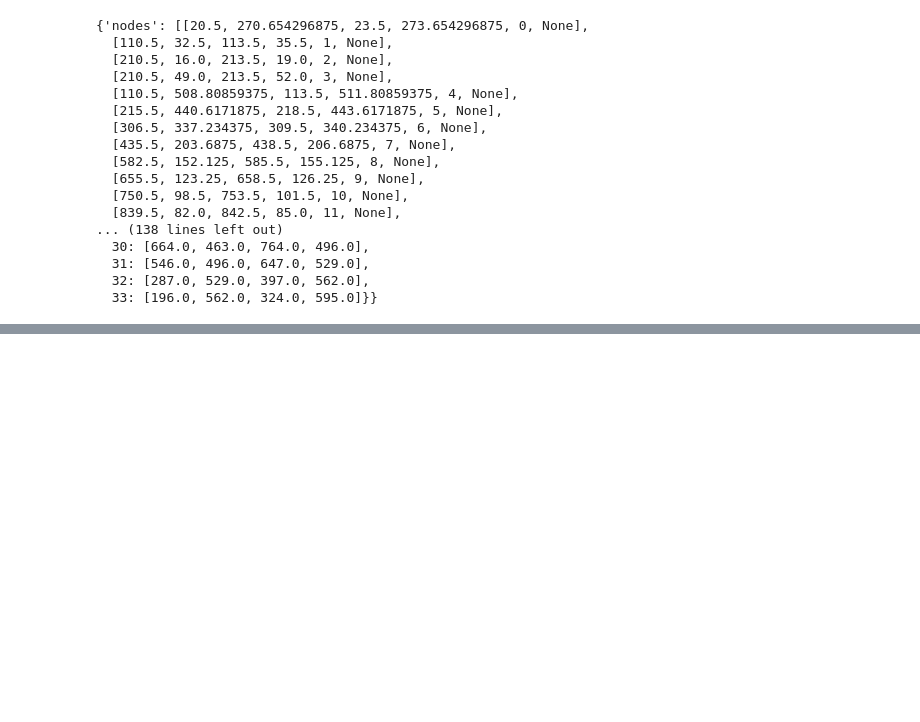
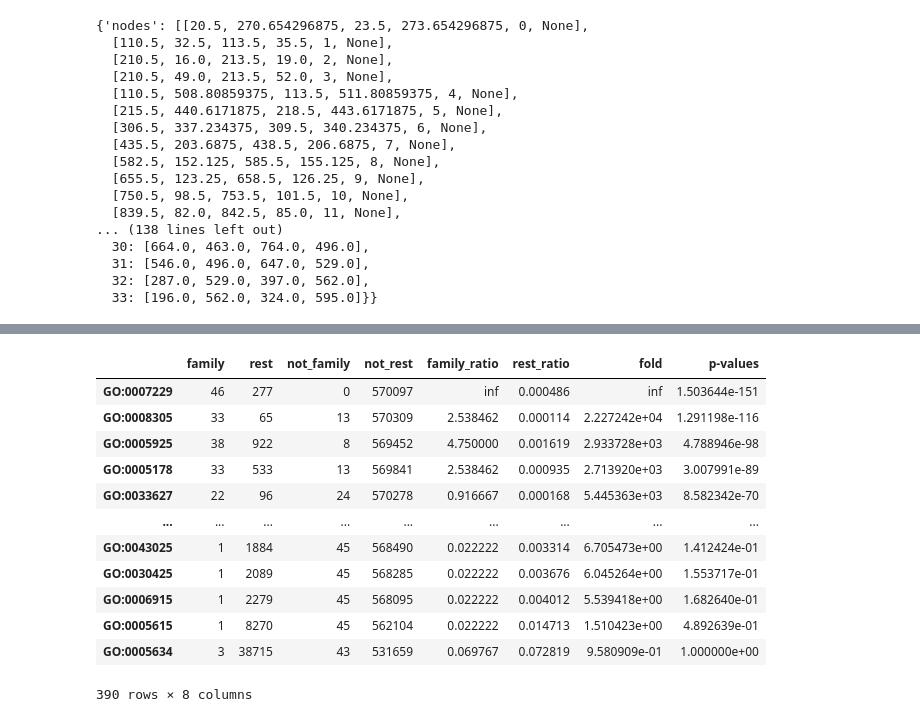
Before and after one commit to Elisa-blip/Bio_Data_Final_Project, a Jupyter notebook: Final_project_code.ipynb, the cells around one changed output, grey strips where cells are left out. Saved outputs shown, nothing was run; the diff lists cells and outputs as text; code cells hidden in the pictures; blank space fills up the shorter version.

```diff
--- a/Final_project_code.ipynb
+++ b/Final_project_code.ipynb
@@ -692,0 +813,8 @@ tree.render('3_tree_image.png')
+# %%
+go_data['not_family']=len(family_IDs)-go_data['family']
+# %%
+go_data['not_rest']=len(swissprot_IDs)-len(family_IDs)-go_data['rest']
+# %%
+go_data['family_ratio']=go_data['family']/go_data['not_family']
+go_data['rest_ratio']=go_data['rest']/go_data['not_rest']
+go_data['fold'] = go_data['family_ratio'] / go_data['rest_ratio']
@@ -692,0 +840,2 @@ tree.render('3_tree_image.png')
+# %%
+go_data['p-values']=pvalues
@@ -692,0 +853,16 @@ tree.render('3_tree_image.png')
+# %%
+go_data.sort_values('p-values',axis=0)
+# %% [output]
+|  | family | rest | not_family | not_rest | family_ratio | rest_ratio | fold | p-values |
+| GO:0007229 | 46 | 277 | 0 | 570097 | inf | 0.000486 | inf | 1.503644e-151 |
+| GO:0008305 | 33 | 65 | 13 | 570309 | 2.538462 | 0.000114 | 2.227242e+04 | 1.291198e-116 |
+| GO:0005925 | 38 | 922 | 8 | 569452 | 4.750000 | 0.001619 | 2.933728e+03 | 4.788946e-98 |
+| GO:0005178 | 33 | 533 | 13 | 569841 | 2.538462 | 0.000935 | 2.713920e+03 | 3.007991e-89 |
+| GO:0033627 | 22 | 96 | 24 | 570278 | 0.916667 | 0.000168 | 5.445363e+03 | 8.582342e-70 |
+| ... | ... | ... | ... | ... | ... | ... | ... | ... |
+| GO:0043025 | 1 | 1884 | 45 | 568490 | 0.022222 | 0.003314 | 6.705473e+00 | 1.412424e-01 |
+| GO:0030425 | 1 | 2089 | 45 | 568285 | 0.022222 | 0.003676 | 6.045264e+00 | 1.553717e-01 |
+| GO:0006915 | 1 | 2279 | 45 | 568095 | 0.022222 | 0.004012 | 5.539418e+00 | 1.682640e-01 |
+| GO:0005615 | 1 | 8270 | 45 | 562104 | 0.022222 | 0.014713 | 1.510423e+00 | 4.892639e-01 |
+| GO:0005634 | 3 | 38715 | 43 | 531659 | 0.069767 | 0.072819 | 9.580909e-01 | 1.000000e+00 |
+390 rows × 8 columns
```
Also changed, not shown: parts of 56 cells of this notebook.
